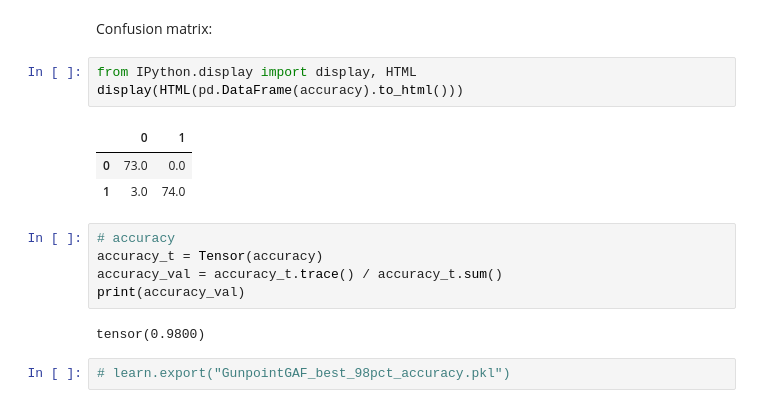
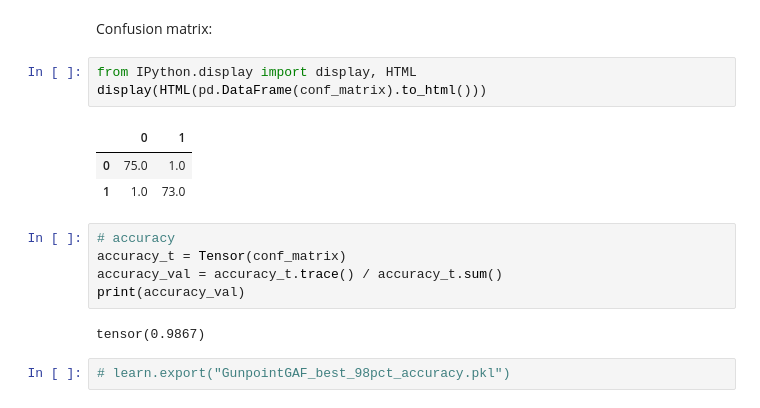
Before and after one commit to AretasSensorNetworks/GunPointImageFieldExample, a Jupyter notebook: TestGAF-Gunpoint.ipynb, the cells around one changed output. Saved outputs shown, nothing was run; the diff lists cells and outputs as text.

```diff
--- a/TestGAF-Gunpoint.ipynb
+++ b/TestGAF-Gunpoint.ipynb
@@ -174,17 +137,17 @@ Prediction:1
 Confusion matrix:
 # %%
 from IPython.display import display, HTML
-display(HTML(pd.DataFrame(accuracy).to_html()))
+display(HTML(pd.DataFrame(conf_matrix).to_html()))
 # %% [output]
 |  | 0 | 1 |
-| 0 | 73.0 | 0.0 |
-| 1 | 3.0 | 74.0 |
+| 0 | 75.0 | 1.0 |
+| 1 | 1.0 | 73.0 |
 # %%
 # accuracy
-accuracy_t = Tensor(accuracy)
+accuracy_t = Tensor(conf_matrix)
 accuracy_val = accuracy_t.trace() / accuracy_t.sum()
 print(accuracy_val)
 # %% [output]
-tensor(0.9800)
+tensor(0.9867)
 # %%
 # learn.export("GunpointGAF_best_98pct_accuracy.pkl")
```
Also changed, not shown: parts of 9 cells of this notebook, 3 other files.
